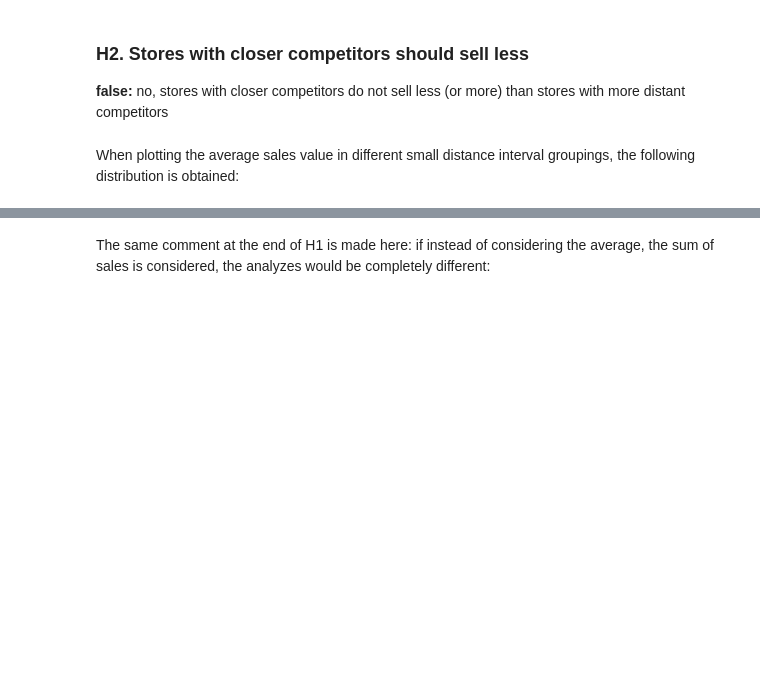
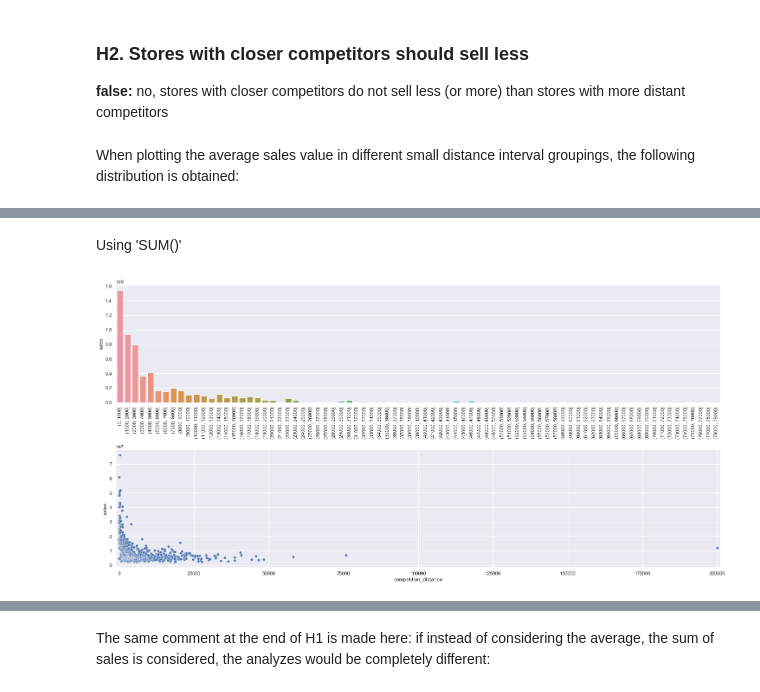
Before and after one commit to ClayAssis/Product-sales-Rossman, a Jupyter notebook: ds_em_producao.ipynb, the cells around one changed output, grey strips where cells are left out. Cells and saved outputs as stored; diff of their text form; code cells hidden in the pictures; blank space fills up the shorter version.

```diff
--- a/ds_em_producao.ipynb
+++ b/ds_em_producao.ipynb
@@ -856,0 +956,20 @@ sns.heatmap(aux1.corr(method='pearson'),annot=True);
+# %% [markdown]
+Using 'SUM()'
+# %%
+aux1 = df4[['competition_distance','sales']].groupby('competition_distance').sum().reset_index()
+bins = list(np.arange(0,80000, 1000))
+aux1['competition_distance_binned'] = pd.cut(df4['competition_distance'], bins = bins)
+aux2 = aux1[['competition_distance_binned','sales']].groupby('competition_distance_binned').sum().reset_index()
+plt.figure(figsize=(25,12))
+plt.subplot(2,1,1)
+plt.subplots_adjust(hspace=.4)
+sns.barplot(data=aux2, x='competition_distance_binned', y='sales')
+plt.xlabel("")
+plt.xticks(rotation=90)
+
+plt.subplot(2,1,2)
+aux1 = df4[['competition_distance','sales']].groupby('competition_distance').sum().reset_index()
+sns.scatterplot(x = 'competition_distance', y='sales', data=aux1)
+plt.xlim(-1000,201000);
+# %% [output]
+[figure, added]
```
Also changed, not shown: parts of 48 cells of this notebook.
